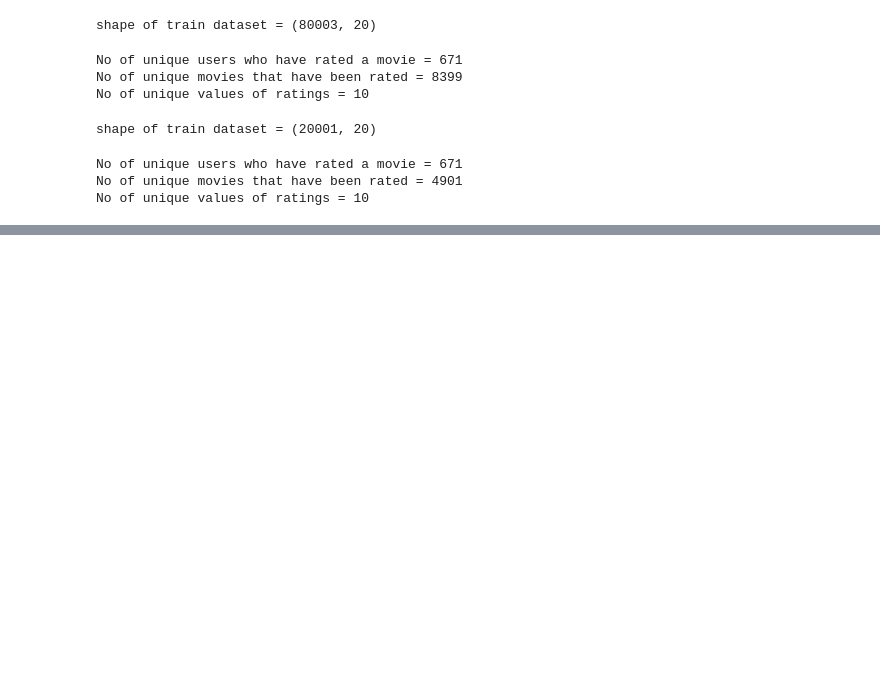
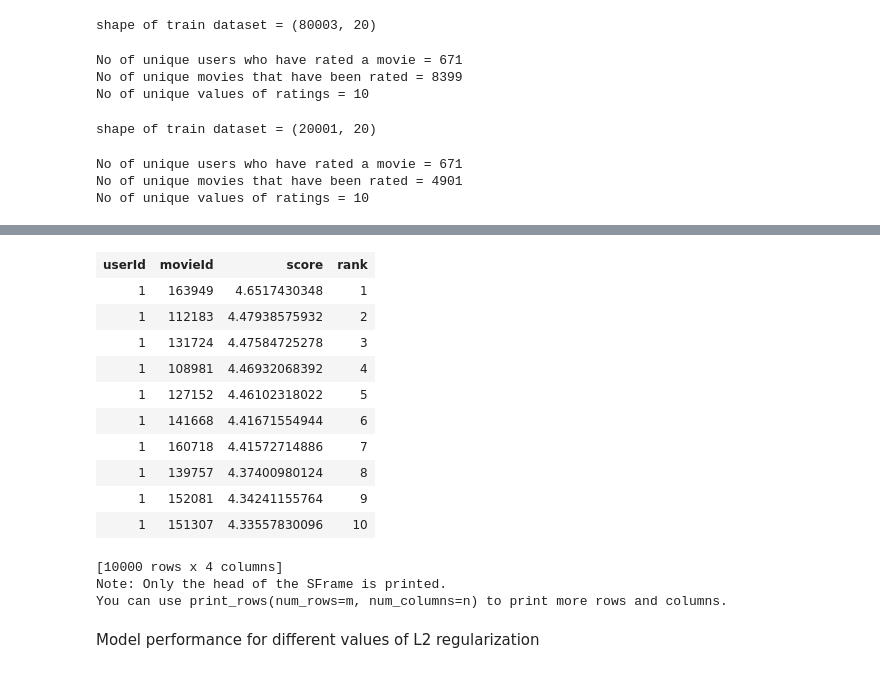
Before and after one commit to xenaritu/Personalisation, a Jupyter notebook: Exploration.ipynb, the cells around one changed output, grey strips where cells are left out. Cells and saved outputs as stored; diff of their text form; code cells hidden in the pictures; blank space fills up the shorter version.

```diff
--- a/Exploration.ipynb
+++ b/Exploration.ipynb
@@ -149,0 +197,4 @@ print("{} movies have missing year of release".format(missing_year))
+# %%
+#storing movie and links data as Sframe
+movies_links.to_csv("movies_links.csv")
+movie_metadata = graphlab.SFrame.read_csv('movies_links.csv' )
@@ -321,0 +389,4 @@ ratings_tags.loc[(ratings_tags.userId == 15) & (ratings_tags.movieId == 339)]
+# %%
+#storing ratings and tags data as Sframe
+ratings_tags.to_csv("ratings_tags.csv")
+user_metadata = graphlab.SFrame.read_csv('ratings_tags.csv' )
@@ -485,0 +663,3 @@ Model compare metric: precision_recall
+# %%
+#50 iterations
+ada_m2 = graphlab.factorization_recommender.create(train, target='rating', user_id='userId', item_id='movieId',user_data = user_metadata, item_data = movie_metadata,solver= "adagrad" ,max_iterations=50,num_factors=4)
@@ -485,0 +774,20 @@ Model compare metric: precision_recall
+# %%
+#use ada_m2 to predict ratings
+ada_m2.recommend(users=range(1,11),k=1000)
+# %% [output]
+| userId | movieId | score | rank |
+| 1 | 163949 | 4.6517430348 | 1 |
+| 1 | 112183 | 4.47938575932 | 2 |
+| 1 | 131724 | 4.47584725278 | 3 |
+| 1 | 108981 | 4.46932068392 | 4 |
+| 1 | 127152 | 4.46102318022 | 5 |
+| 1 | 141668 | 4.41671554944 | 6 |
+| 1 | 160718 | 4.41572714886 | 7 |
+| 1 | 139757 | 4.37400980124 | 8 |
+| 1 | 152081 | 4.34241155764 | 9 |
+| 1 | 151307 | 4.33557830096 | 10 |
+[10000 rows x 4 columns]
+Note: Only the head of the SFrame is printed.
+You can use print_rows(num_rows=m, num_columns=n) to print more rows and columns.
+# %% [markdown]
+Model performance for different values of L2 regularization
```
Also changed, not shown: parts of 56 cells of this notebook.
